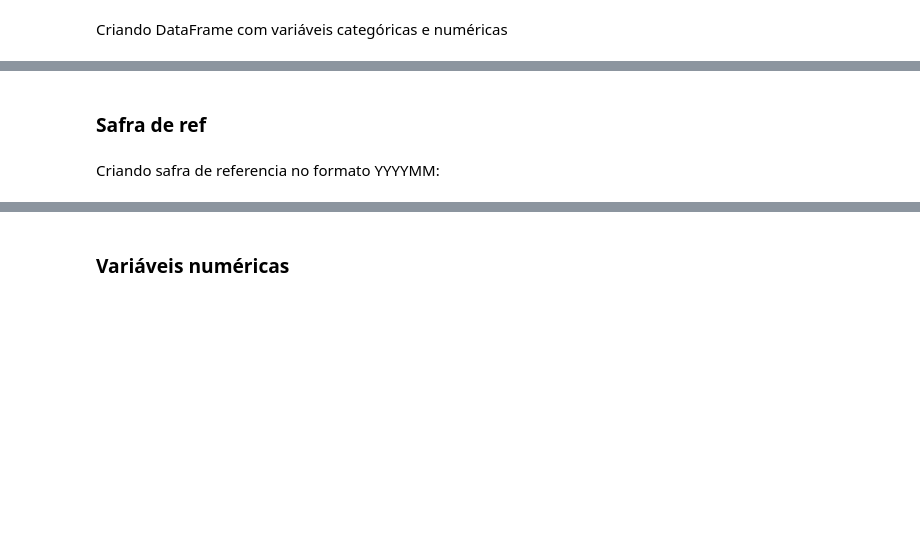
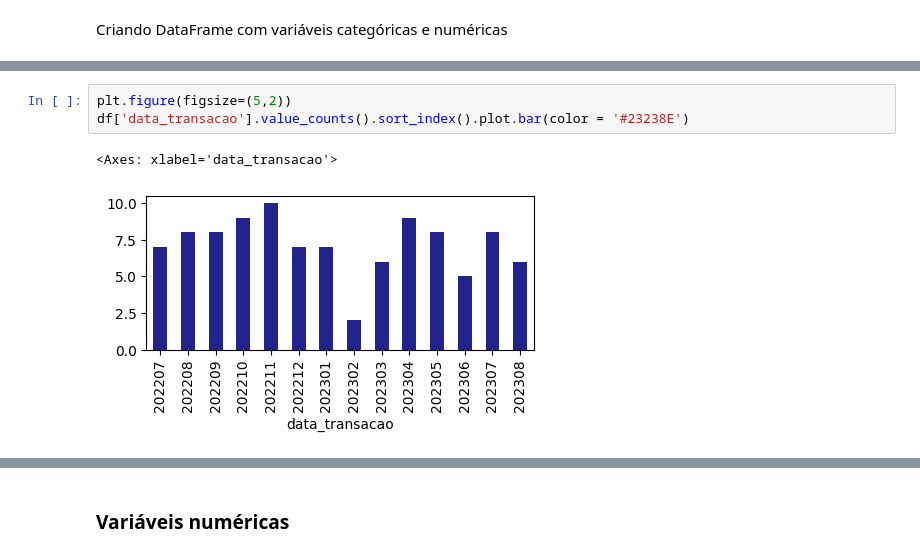
Before and after one commit to ravennaro/create_vars, a Jupyter notebook: nbs/index.ipynb, the cells around one changed output, grey strips where cells are left out. Drawn from its saved outputs; the diff is of its cells as text; blank space fills up the shorter version.

```diff
--- a/nbs/index.ipynb
+++ b/nbs/index.ipynb
@@ -79,4 +72,6 @@ Name: count, dtype: int64
-# %% [markdown]
-### Safra de ref
-# %% [markdown]
-Criando safra de referencia no formato YYYYMM:
+# %%
+plt.figure(figsize=(5,2))
+df['data_transacao'].value_counts().sort_index().plot.bar(color = '#23238E')
+# %% [output]
+<Axes: xlabel='data_transacao'>
+[figure, added]
```
Also changed, not shown: parts of 23 cells of this notebook, 13 other files.
